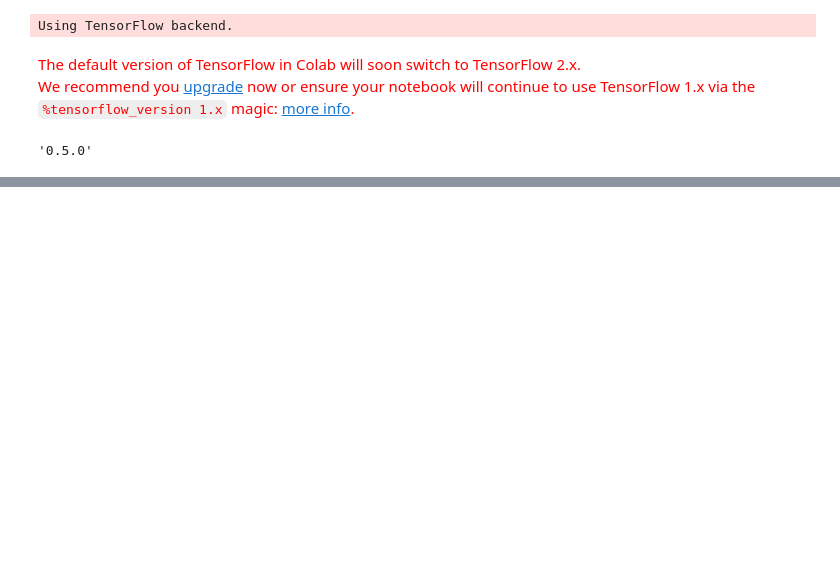
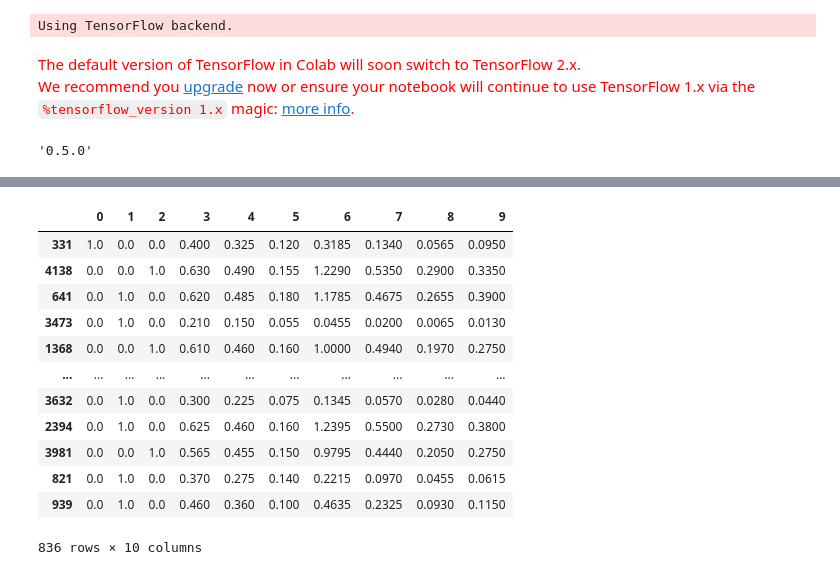
Before and after one commit to DmitriiDenisov/research_oversampling, a Jupyter notebook: Research_gamma.ipynb, the cells around one changed output, grey strips where cells are left out. Drawn from its saved outputs; the diff is of its cells as text; code cells hidden in the pictures; blank space fills up the shorter version.

```diff
--- a/Research_gamma.ipynb
+++ b/Research_gamma.ipynb
@@ -487,0 +523,16 @@ X_train_aug = X_train_aug.drop('y', 1)
+# %%
+X_test
+# %% [output]
+|  | 0 | 1 | 2 | 3 | 4 | 5 | 6 | 7 | 8 | 9 |
+| 331 | 1.0 | 0.0 | 0.0 | 0.400 | 0.325 | 0.120 | 0.3185 | 0.1340 | 0.0565 | 0.0950 |
+| 4138 | 0.0 | 0.0 | 1.0 | 0.630 | 0.490 | 0.155 | 1.2290 | 0.5350 | 0.2900 | 0.3350 |
+| 641 | 0.0 | 1.0 | 0.0 | 0.620 | 0.485 | 0.180 | 1.1785 | 0.4675 | 0.2655 | 0.3900 |
+| 3473 | 0.0 | 1.0 | 0.0 | 0.210 | 0.150 | 0.055 | 0.0455 | 0.0200 | 0.0065 | 0.0130 |
+| 1368 | 0.0 | 0.0 | 1.0 | 0.610 | 0.460 | 0.160 | 1.0000 | 0.4940 | 0.1970 | 0.2750 |
+| ... | ... | ... | ... | ... | ... | ... | ... | ... | ... | ... |
+| 3632 | 0.0 | 1.0 | 0.0 | 0.300 | 0.225 | 0.075 | 0.1345 | 0.0570 | 0.0280 | 0.0440 |
+| 2394 | 0.0 | 1.0 | 0.0 | 0.625 | 0.460 | 0.160 | 1.2395 | 0.5500 | 0.2730 | 0.3800 |
+| 3981 | 0.0 | 0.0 | 1.0 | 0.565 | 0.455 | 0.150 | 0.9795 | 0.4440 | 0.2050 | 0.2750 |
+| 821 | 0.0 | 1.0 | 0.0 | 0.370 | 0.275 | 0.140 | 0.2215 | 0.0970 | 0.0455 | 0.0615 |
+| 939 | 0.0 | 1.0 | 0.0 | 0.460 | 0.360 | 0.100 | 0.4635 | 0.2325 | 0.0930 | 0.1150 |
+836 rows × 10 columns
```
Also changed, not shown: parts of 27 cells of this notebook.
